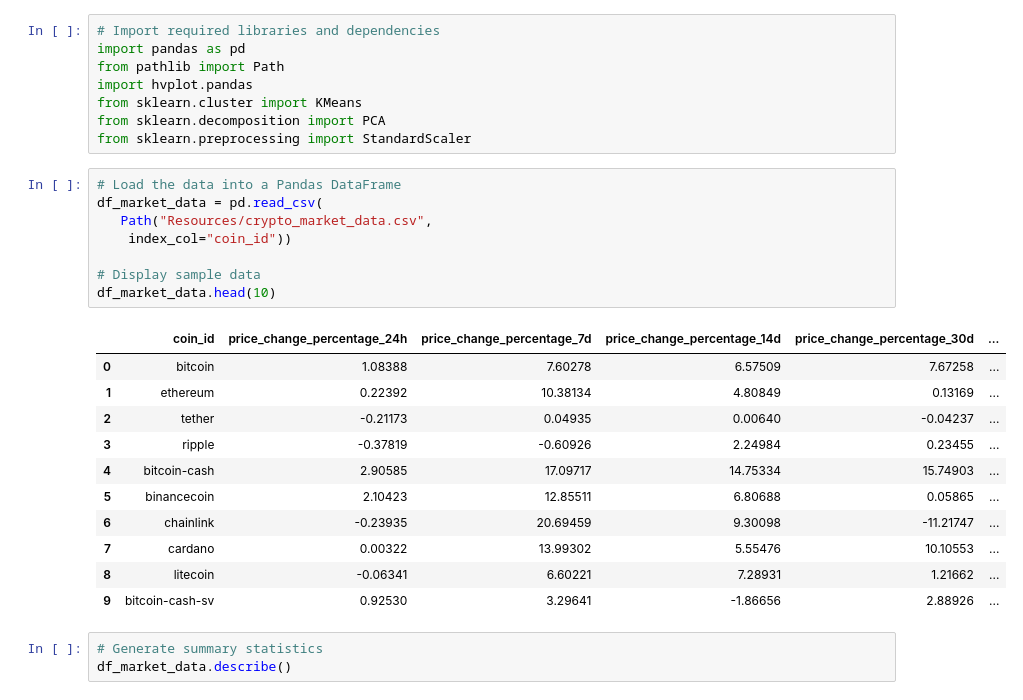
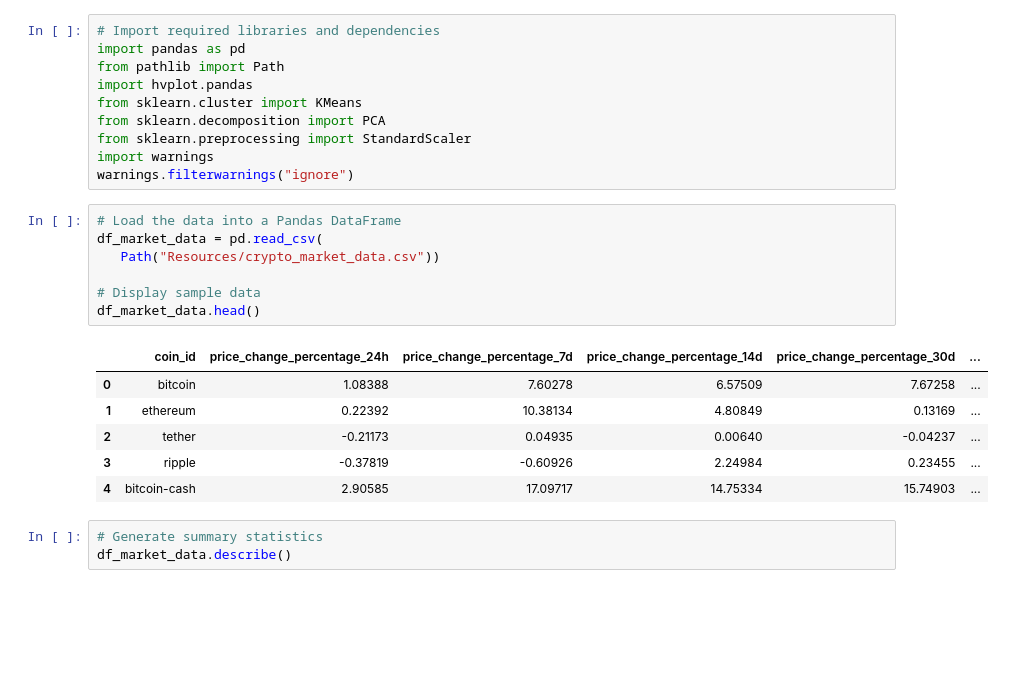
Before and after one commit to MrGoots/MachineLearning_CryptoClustering, a Jupyter notebook: Crypto_Clustering.ipynb, the cells around one changed output. Drawn from its saved outputs; the diff is of its cells as text; blank space fills up the shorter version.

```diff
--- a/Crypto_Clustering.ipynb
+++ b/Crypto_Clustering.ipynb
@@ -6,26 +6,22 @@ import hvplot.pandas
 from sklearn.cluster import KMeans
 from sklearn.decomposition import PCA
 from sklearn.preprocessing import StandardScaler
+import warnings
+warnings.filterwarnings("ignore")
 # %%
 # Load the data into a Pandas DataFrame
 df_market_data = pd.read_csv(
-   Path("Resources/crypto_market_data.csv",
-    index_col="coin_id"))
+   Path("Resources/crypto_market_data.csv"))
 
 # Display sample data
-df_market_data.head(10)
+df_market_data.head()
 # %% [output]
 |  | coin_id | price_change_percentage_24h | price_change_percentage_7d | price_change_percentage_14d | price_change_percentage_30d | ... |
 | 0 | bitcoin | 1.08388 | 7.60278 | 6.57509 | 7.67258 | ... |
 | 1 | ethereum | 0.22392 | 10.38134 | 4.80849 | 0.13169 | ... |
 | 2 | tether | -0.21173 | 0.04935 | 0.00640 | -0.04237 | ... |
 | 3 | ripple | -0.37819 | -0.60926 | 2.24984 | 0.23455 | ... |
 | 4 | bitcoin-cash | 2.90585 | 17.09717 | 14.75334 | 15.74903 | ... |
-| 5 | binancecoin | 2.10423 | 12.85511 | 6.80688 | 0.05865 | ... |
-| 6 | chainlink | -0.23935 | 20.69459 | 9.30098 | -11.21747 | ... |
-| 7 | cardano | 0.00322 | 13.99302 | 5.55476 | 10.10553 | ... |
-| 8 | litecoin | -0.06341 | 6.60221 | 7.28931 | 1.21662 | ... |
-| 9 | bitcoin-cash-sv | 0.92530 | 3.29641 | -1.86656 | 2.88926 | ... |
 # %%
 # Generate summary statistics
 df_market_data.describe()
```
Also changed, not shown: parts of 24 cells of this notebook.
